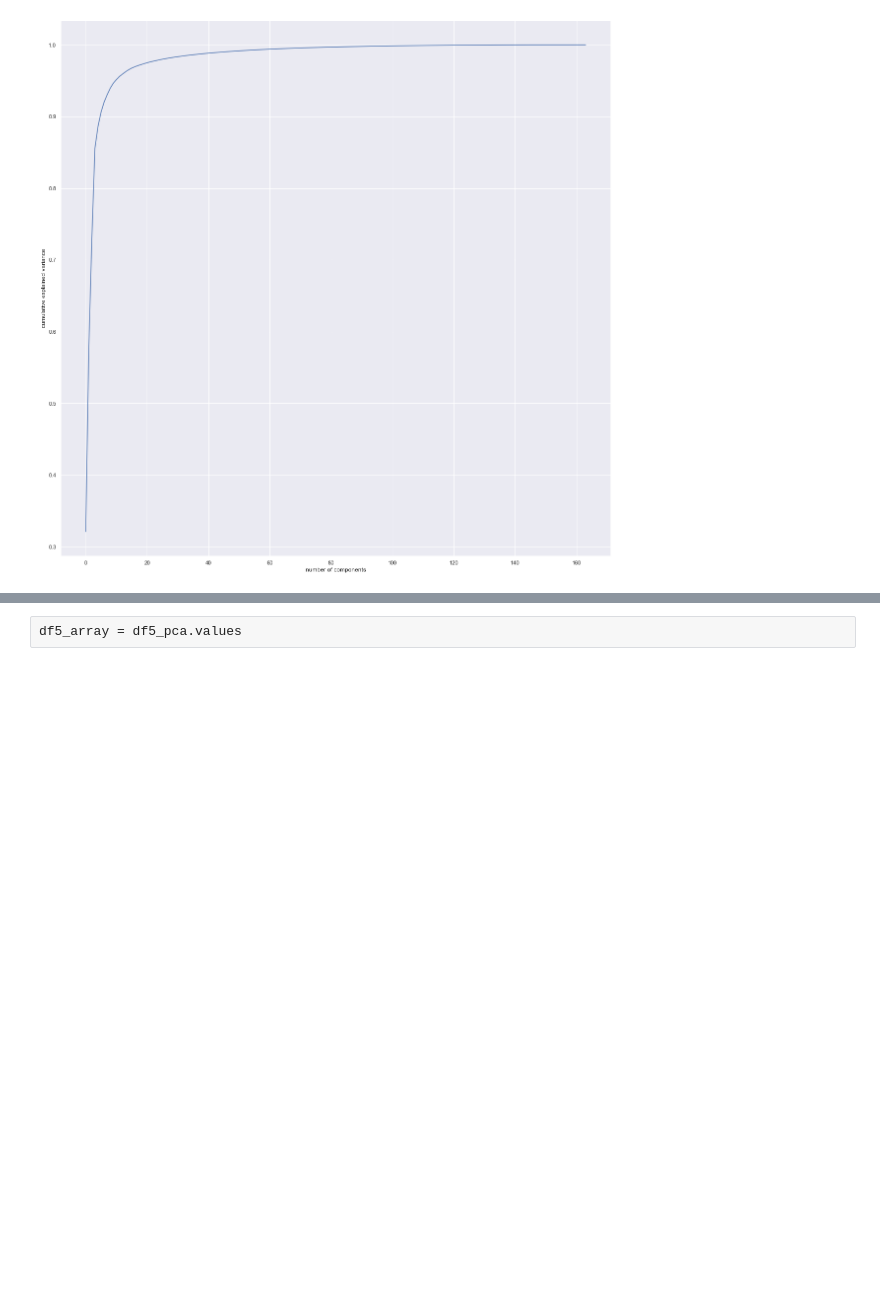
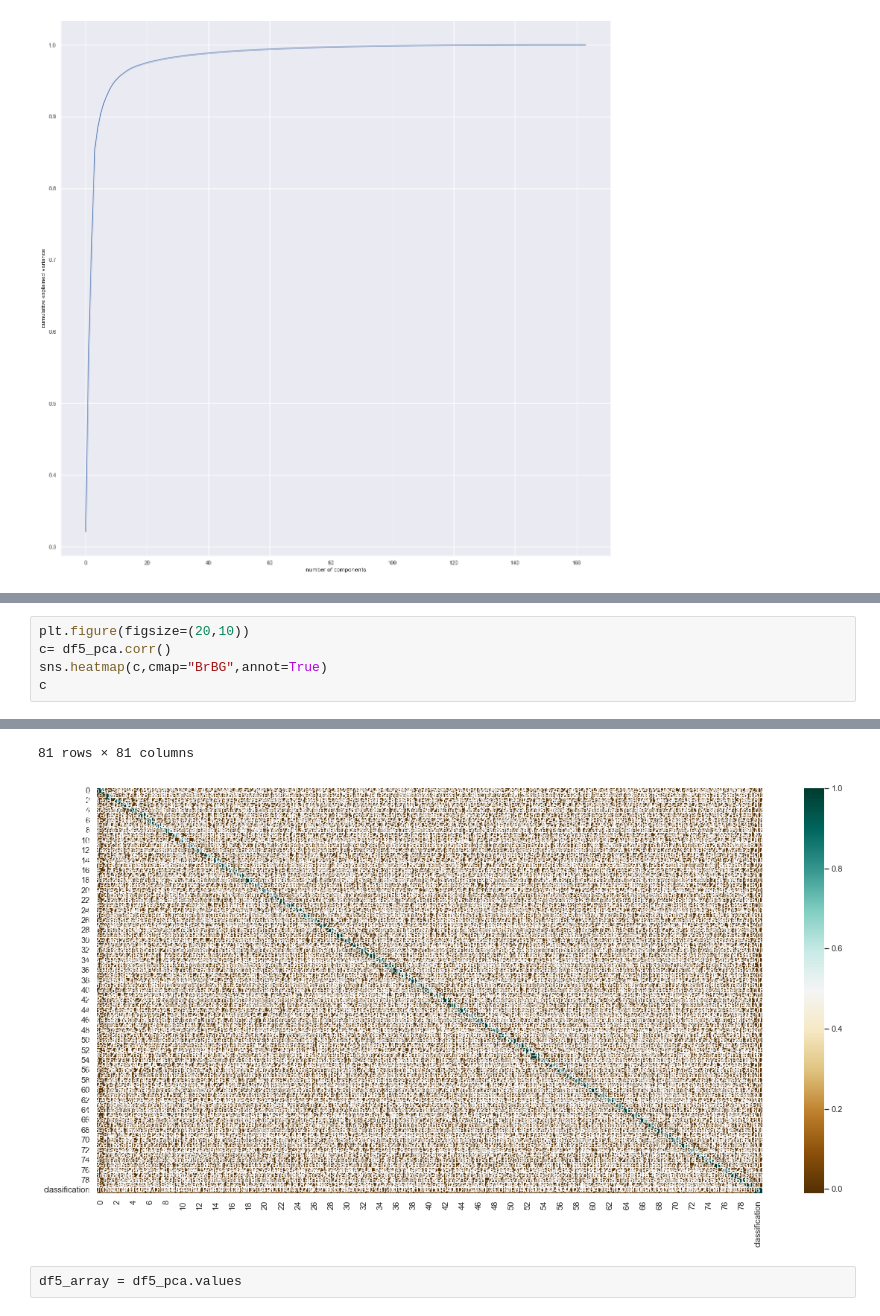
Before and after one commit to EduardoJMatosRomero/DataPrepCA1, a Jupyter notebook: EduardoJulianMatosRomero_DPrepHDip_CA1.ipynb, the cells around one changed output, grey strips where cells are left out. Saved outputs shown, nothing was run; the diff lists cells and outputs as text; blank space fills up the shorter version.

```diff
--- a/EduardoJulianMatosRomero_DPrepHDip_CA1.ipynb
+++ b/EduardoJulianMatosRomero_DPrepHDip_CA1.ipynb
@@ -509,0 +529,6 @@ df5_pca.head()
+# %%
+plt.figure(figsize=(20,10))
+c= df5_pca.corr()
+sns.heatmap(c,cmap="BrBG",annot=True)
+c
+# %% [output]
@@ -510,3 +547,5 @@ df5_pca.head()
+81 rows × 81 columns
+[figure, added]
 # %%
 df5_array = df5_pca.values
 # %%
```
Also changed, not shown: parts of 52 cells of this notebook.
